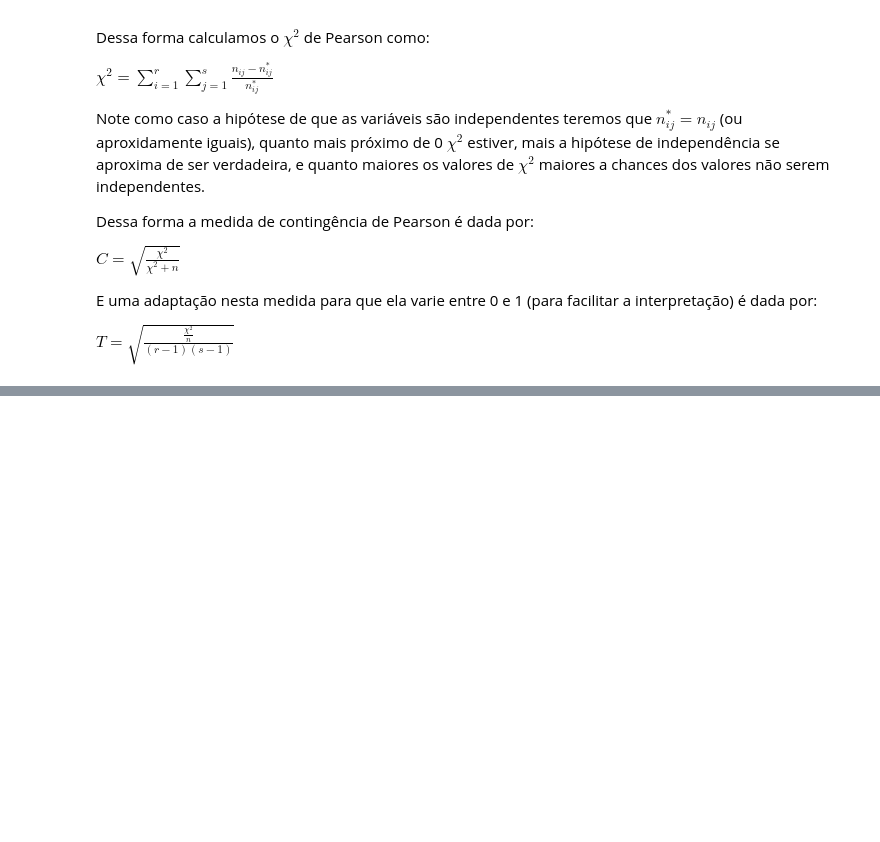
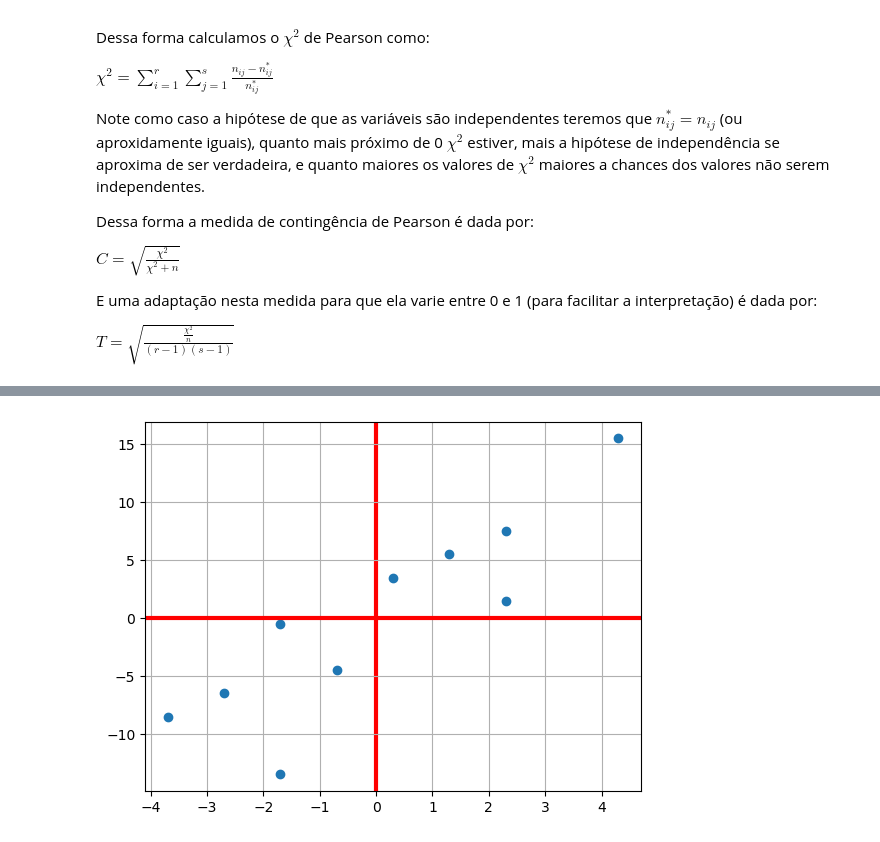
Before and after one commit to Renatochaz/statistic-fundamentals, a Jupyter notebook: P1-analise-bidimensional.ipynb, the cells around one changed output, grey strips where cells are left out. Drawn from its saved outputs; the diff is of its cells as text; code cells hidden in the pictures; blank space fills up the shorter version.

```diff
--- a/P1-analise-bidimensional.ipynb
+++ b/P1-analise-bidimensional.ipynb
@@ -263,0 +339,25 @@ $T = \sqrt{\frac{\frac{\chi^2}{n}}{(r-1)(s-1)}}$
+# %%
+import statistics
+%matplotlib inline
+# Calcular novos valores de x e y centrados na média da tabela 2_4 (associacao positiva)
+
+y = tabela_2_4['x'] - statistics.mean(tabela_2_4['x'])
+
+x = tabela_2_4['y'] - statistics.mean(tabela_2_4['y'])
+
+# plotando diagrama de dispersão com highlight na origem (centro)
+plt.style.use('default')
+fig = plt.figure()
+ax = fig.add_subplot(111)
+ax.scatter(x,y)
+ax.grid()
+a = ax.get_xgridlines()
+b = a[5]
+b.set_color('red')
+b.set_linewidth(3)
+c = ax.get_ygridlines()
+d = c[3]
+d.set_color('red')
+d.set_linewidth(3)
+# %% [output]
+[figure, added]
```
Also changed, not shown: parts of 27 cells of this notebook, 6 other files.
